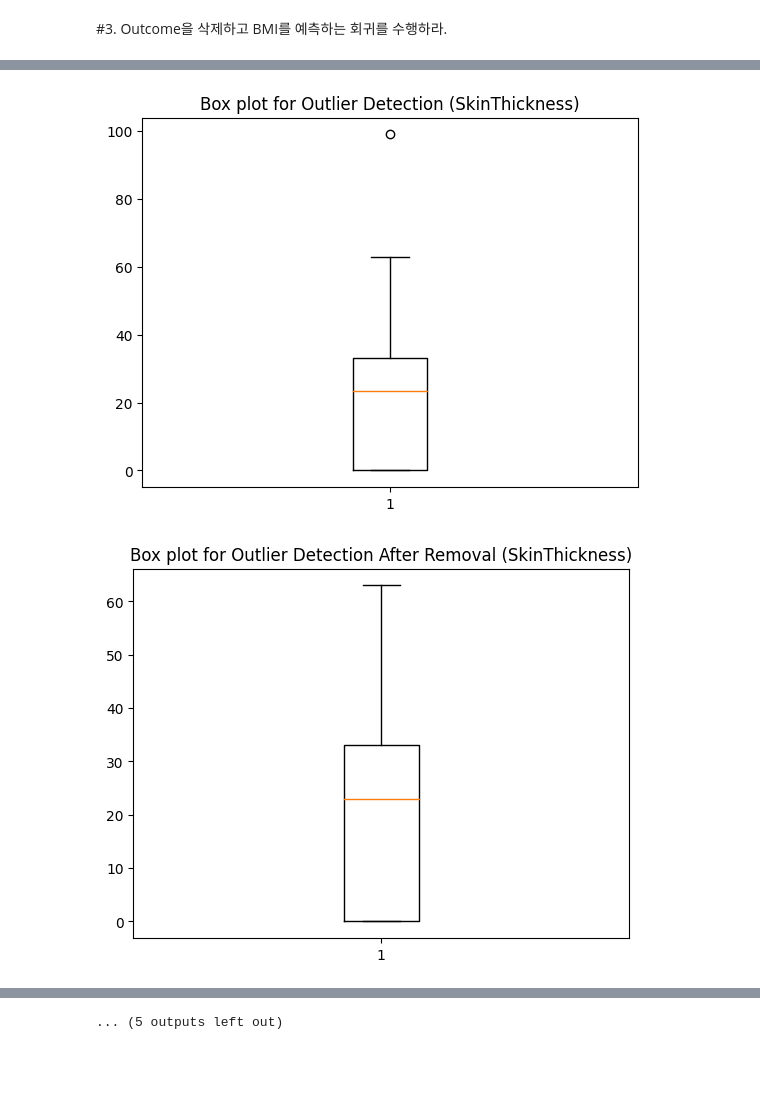
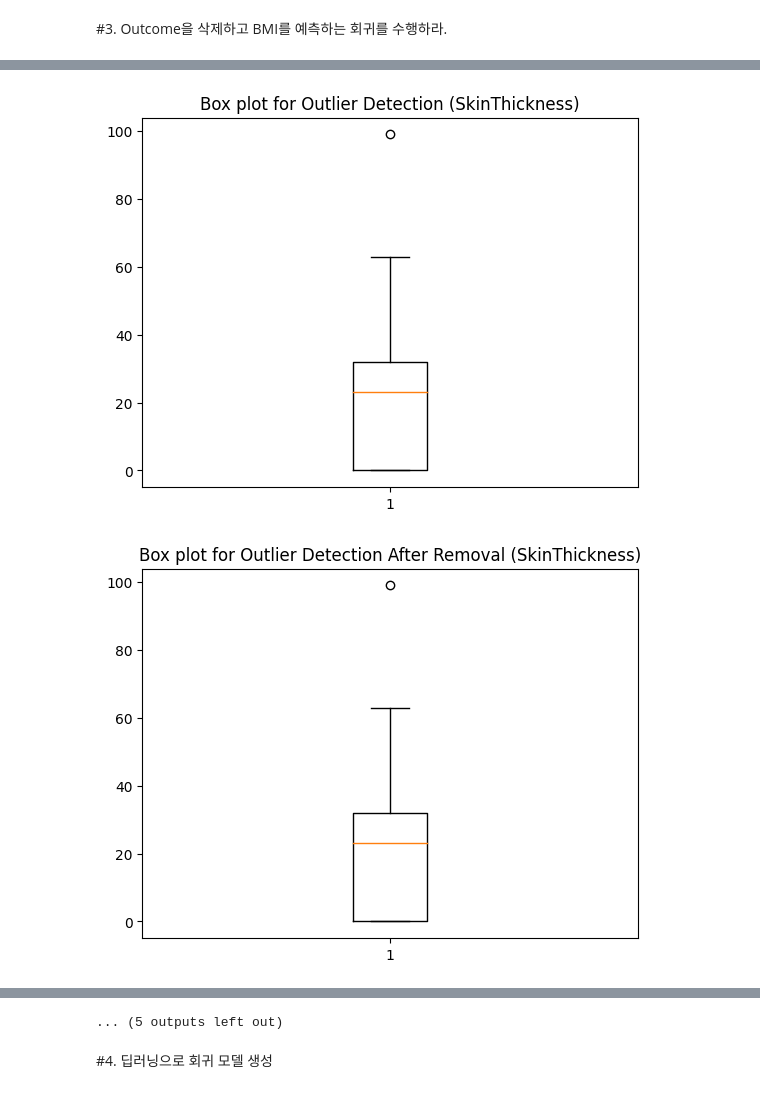
Before and after one commit to ksy3432/ai-class-DL-Application-, a Jupyter notebook: DLA_week1_Diabetes.ipynb, the cells around one changed output, grey strips where cells are left out. Saved outputs shown, nothing was run; the diff lists cells and outputs as text; code cells hidden in the pictures; blank space fills up the shorter version.

```diff
--- a/DLA_week1_Diabetes.ipynb
+++ b/DLA_week1_Diabetes.ipynb
@@ -210,7 +210,9 @@ def outlier(df, labels):
         upper_bound = Q3 + 1.5 * IQR
 
         # 이상치 제거
-        df = df[(df[label] > lower_bound) & (df[label] < upper_bound)]
+        # df = df[(df[label] > lower_bound) & (df[label] < upper_bound)]
+        if ((df[label].any() < lower_bound) | (df[label].any() > upper_bound)):
+            df[label] = np.mean(df[label])
 
         # 이상치 제거 후 시각화
         plt.boxplot(df[label])
@@ -256,13 +258,14 @@ early_stopping = EarlyStopping(monitor='val_loss', patience=20, restore_best_wei
 
 
 model = keras.Sequential([
-    layers.Dense(10,input_shape=(X_train.shape[1],),activation='relu',kernel_regularizer=keras.regularizers.l2(0.001)),
-    # BatchNormalization(),
-    # Dropout(0.3),
-    layers.Dense(8,activation='relu'),
-    # Dropout(0.3),
+    layers.Dense(32,input_shape=(X_train.shape[1],),activation='relu',kernel_regularizer=keras.regularizers.l2(0.001)),
+    Dropout(0.3),
+    layers.Dense(16,activation='relu'),
+    Dropout(0.3),
     # layers.Dense(8,activation='relu'),
-    layers.Dense(6,activation='relu'),
+    layers.Dense(16,activation='relu'),
+    # layers.Dense(8,activation='relu'),
+    # layers.Dense(4,activation='relu'),
     # Dropout(0.2),
     layers.Dense(2,activation='softmax')
 ])
@@ -350,6 +353,8 @@ from sklearn.metrics import mean_squared_error
 from sklearn.tree import DecisionTreeRegressor
 from sklearn.ensemble import RandomForestRegressor
 from sklearn.svm import SVR
+from sklearn.compose import ColumnTransformer
+from sklearn.preprocessing import StandardScaler, OneHotEncoder
 
 
 df = pd.read_csv("/content/drive/MyDrive/diabetes.csv", index_col=0)
@@ -366,7 +371,10 @@ def outlier(df, labels):
         IQR = Q3 - Q1
         lower_bound = Q1 - 1.5 * IQR
         upper_bound = Q3 + 1.5 * IQR
-        df = df[(df[label] > lower_bound) & (df[label] < upper_bound)]
+        # df = df[(df[label] > lower_bound) & (df[label] < upper_bound)]
+
+        if ((df[label].any() < lower_bound) | (df[label].any() > upper_bound)):
+            df[label] = np.mean(df[label])
 
         # 이상치 제거 후 시각화
         plt.boxplot(df[label])
@@ -386,6 +394,8 @@ X1 = df_cleaned.drop(['Outcome'], axis=1)
 X = X1.drop(['BMI'],axis=1)
 y = df_cleaned['BMI']
 
+print(X)
+print(y)
 
 # 데이터 전처리: 표준화
 numerical_features = ['Glucose', 'BloodPressure', 'SkinThickness', 'Insulin', 'DiabetesPedigreeFunction', 'Age']
@@ -413,38 +423,38 @@ model = LinearRegression()
 model.fit(X_train, y_train)
 ly_preds = model.predict(X_test)
 
-print('평균제곱근오차', mean_squared_error(ly_preds, y_test))
+print('평균제곱근오차(LinearRegression)', mean_squared_error(ly_preds, y_test))
 
 def mse_np(actual, predicted):
     return np.mean((np.array(actual) - np.array(predicted)) ** 2)
 
-print('평균제곱근오차', mse_np(ly_preds, y_test))
+print('평균제곱근오차(mse_np)', mse_np(ly_preds, y_test))
 
 def mse(actual, predicted):
     sum_square_error = sum((a - p) ** 2 for a, p in zip(actual, predicted))
     mean_square_error = sum_square_error / len(actual)
     return mean_square_error
 
-print('평균제곱근오차', mse(ly_preds, y_test))
+print('평균제곱근오차(mse)', mse(ly_preds, y_test))
 
 #Decision_tree
 
 model = DecisionTreeRegressor()
 model.fit(X_train, y_train)
 dy_preds = model.predict(X_test)
-print('평균제곱근오차', mean_squared_error(dy_preds, y_test))
+print('평균제곱근오차(DecisionTree)', mean_squared_error(dy_preds, y_test))
 
 #Random_forest
 
 model = RandomForestRegressor()
 model.fit(X_train, y_train)
 ry_preds = model.predict(X_test)
-print('평균제곱근오차', mean_squared_error(ry_preds, y_test))
+print('평균제곱근오차(RandomForest)', mean_squared_error(ry_preds, y_test))
 
 #SVM
 model = SVR(kernel='linear')
 model.fit(X_train, y_train)
 ry_preds = model.predict(X_test)
-print('평균제곱근오차', mean_squared_error(ry_preds, y_test))
+print('평균제곱근오차(SVR)', mean_squared_error(ry_preds, y_test))
 # %% [output]
 [figure]
@@ -454,2 +464,2 @@ print('평균제곱근오차', mean_squared_error(ry_preds, y_test))
-[figure, old version]
+[figure, new version]
-[figure, old version]
+[figure, new version]
@@ -462,4 +472,6 @@ print('평균제곱근오차', mean_squared_error(ry_preds, y_test))
 ... (5 outputs left out)
+# %% [markdown]
+#4. 딥러닝으로 회귀 모델 생성
 # %%
 import pandas as pd
 import numpy as np
```
Also changed, not shown: parts of 3 cells of this notebook.
